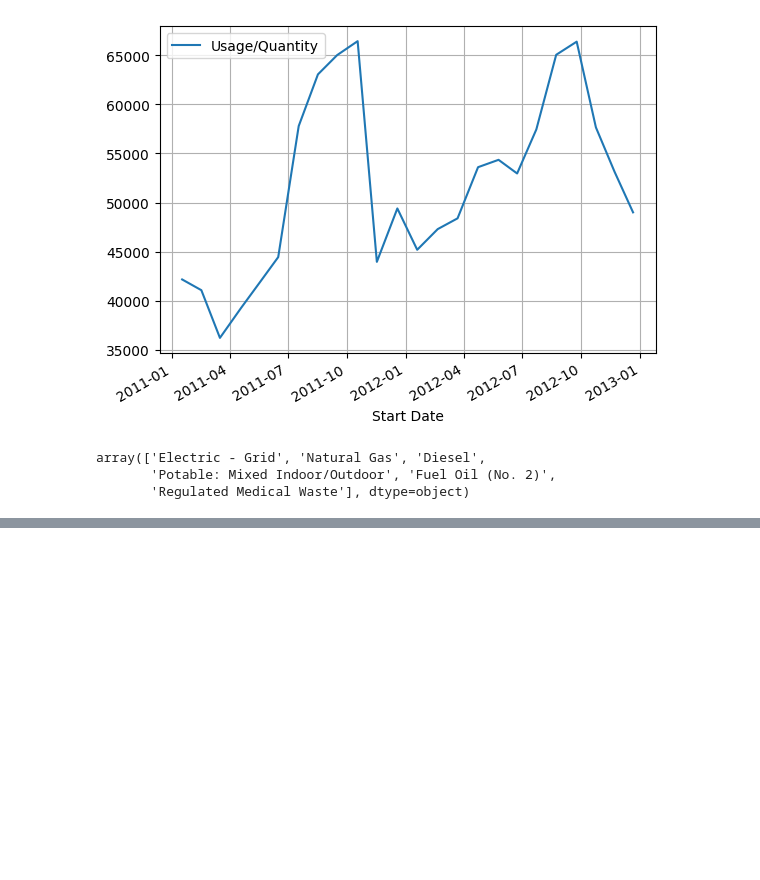
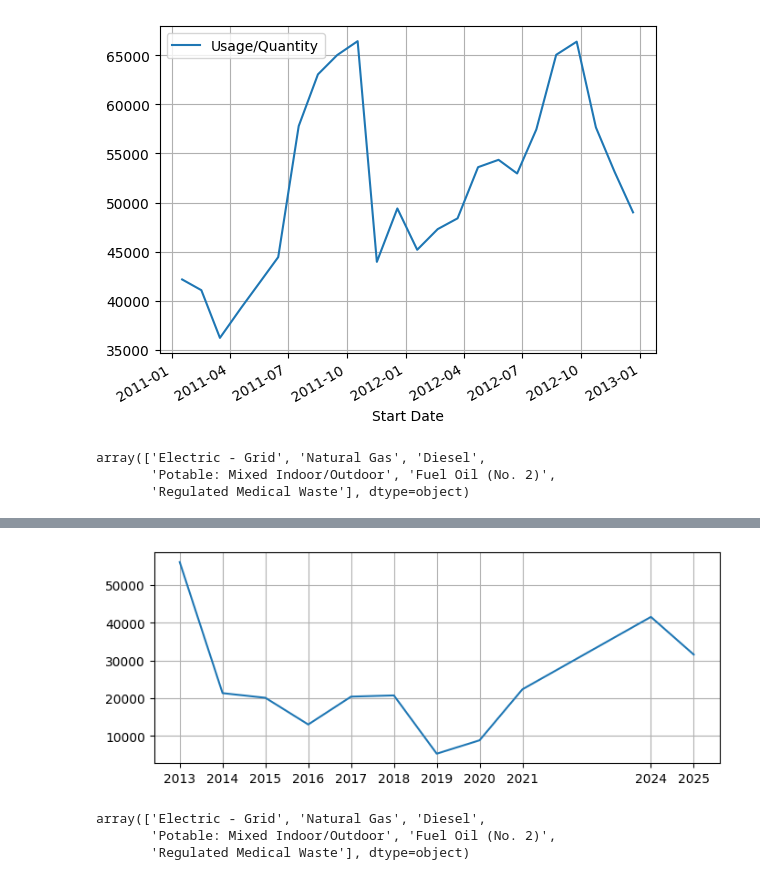
Before and after one commit to saeed-saffari/CPHSC, a Jupyter notebook: O-LCA/Halifax_Infirmary_Complex_meters.ipynb, the cells around one changed output, grey strips where cells are left out. Drawn from its saved outputs; the diff is of its cells as text; code cells hidden in the pictures; blank space fills up the shorter version.

```diff
--- a/O-LCA/Halifax_Infirmary_Complex_meters.ipynb
+++ b/O-LCA/Halifax_Infirmary_Complex_meters.ipynb
@@ -468,0 +471,6 @@ array(['Electric - Grid', 'Natural Gas', 'Diesel',
+# %%
+Fuel_Oil = group_df.get_group('Fuel Oil (No. 2)')
+
+Fuel_Oil.loc[:,'Year'] = Fuel_Oil['Delivery Date'].dt.year
+
+Fuel_Oil
@@ -468,0 +491,4 @@ array(['Electric - Grid', 'Natural Gas', 'Diesel',
+# %%
+for year in Fuel_Oil.Year.unique():
+    tt = Fuel_Oil[Fuel_Oil.Year==year]
+    print(year, tt.shape)
@@ -468,0 +513,10 @@ array(['Electric - Grid', 'Natural Gas', 'Diesel',
+# %%
+avv5 = []
+for year in Fuel_Oil.Year.unique():
+    if (year == 2022) or (year==2023):
+        continue
+    tt = Fuel_Oil[Fuel_Oil.Year==year]
+    print(year, tt['Cost ($)'].mean().round(2))
+    #print("")
+    avv5.append(tt['Cost ($)'].mean().round(2))
+#avv2
@@ -468,0 +535,13 @@ array(['Electric - Grid', 'Natural Gas', 'Diesel',
+# %%
+plt.figure(figsize=(8,3))
+plt.plot([2013, 2014, 2015, 2016, 2017, 2018, 2019, 2020, 2021,
+       #2022, 2023,
+          2024, 2025],avv5)
+plt.grid()
+plt.xticks([2013, 2014, 2015, 2016, 2017, 2018, 2019, 2020, 2021,
+       #2022, 2023,
+          2024, 2025])
+
+plt.show()
+# %% [output]
+[figure, added]
@@ -499,0 +552,6 @@ Electric[Electric.Year<2013].plot(x='Start Date',y='Usage/Quantity')
+# %%
+df_2['Meter Type'].unique()
+# %% [output]
+array(['Electric - Grid', 'Natural Gas', 'Diesel',
+       'Potable: Mixed Indoor/Outdoor', 'Fuel Oil (No. 2)',
+       'Regulated Medical Waste'], dtype=object)
```
Also changed, not shown: parts of 15 cells of this notebook.
